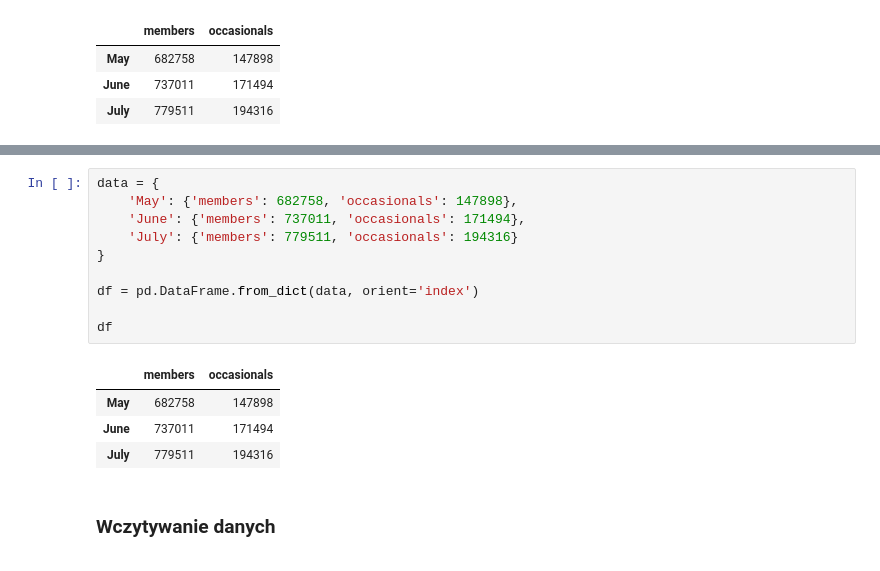
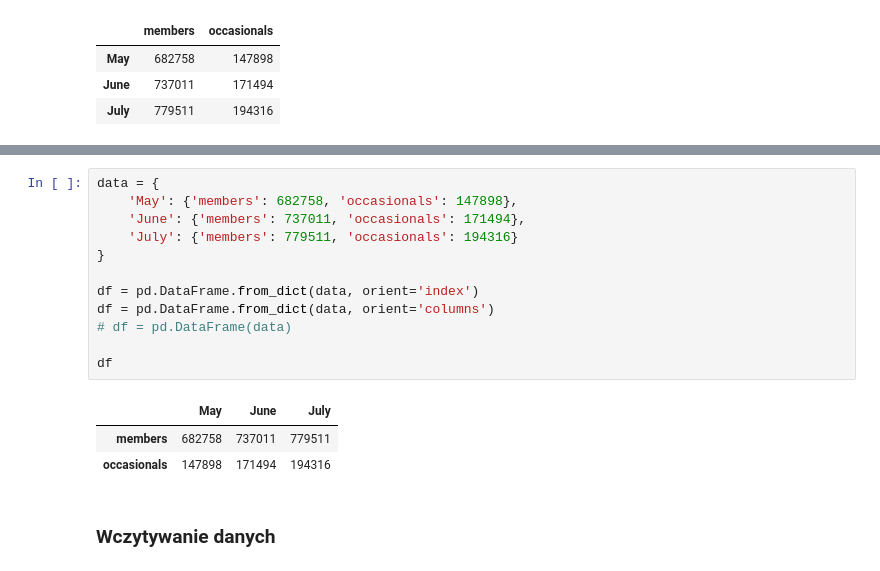
Before and after one commit to Cloudy17g35/python-2021-2022, a Jupyter notebook: pandas/data_analysis.ipynb, the cells around one changed output, grey strips where cells are left out. Drawn from its saved outputs; the diff is of its cells as text.

```diff
--- a/pandas/data_analysis.ipynb
+++ b/pandas/data_analysis.ipynb
@@ -208,18 +210,19 @@ df
 # %%
 data = {
     'May': {'members': 682758, 'occasionals': 147898},
     'June': {'members': 737011, 'occasionals': 171494},
     'July': {'members': 779511, 'occasionals': 194316}
 }
 
 df = pd.DataFrame.from_dict(data, orient='index')
+df = pd.DataFrame.from_dict(data, orient='columns')
+# df = pd.DataFrame(data)
 
 df
 # %% [output]
-|  | members | occasionals |
-| May | 682758 | 147898 |
-| June | 737011 | 171494 |
-| July | 779511 | 194316 |
+|  | May | June | July |
+| members | 682758 | 737011 | 779511 |
+| occasionals | 147898 | 171494 | 194316 |
 # %% [markdown]
 ### Wczytywanie danych
 # %% [markdown]
```
Also changed, not shown: parts of 42 cells of this notebook, 1 other file.
